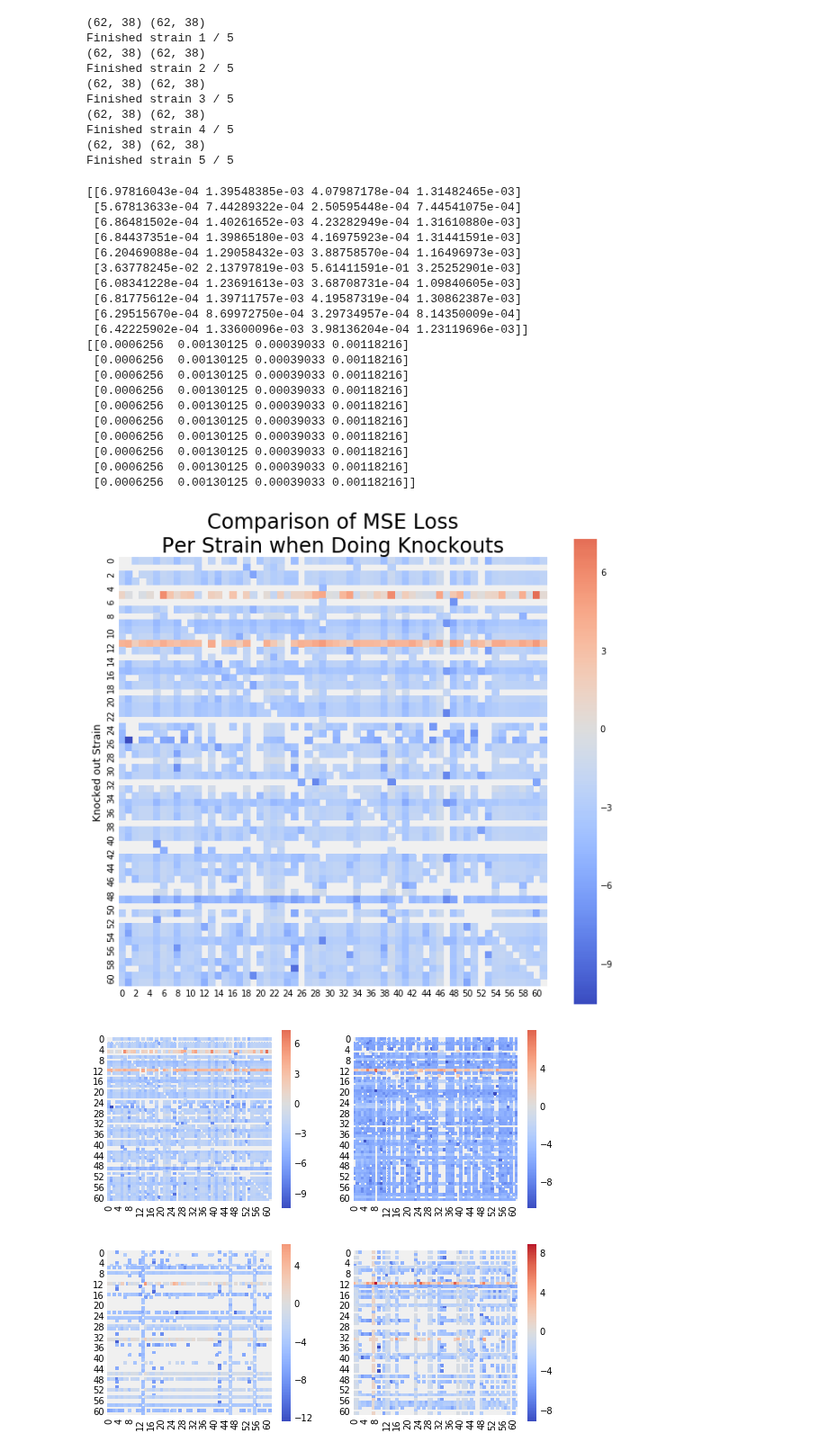
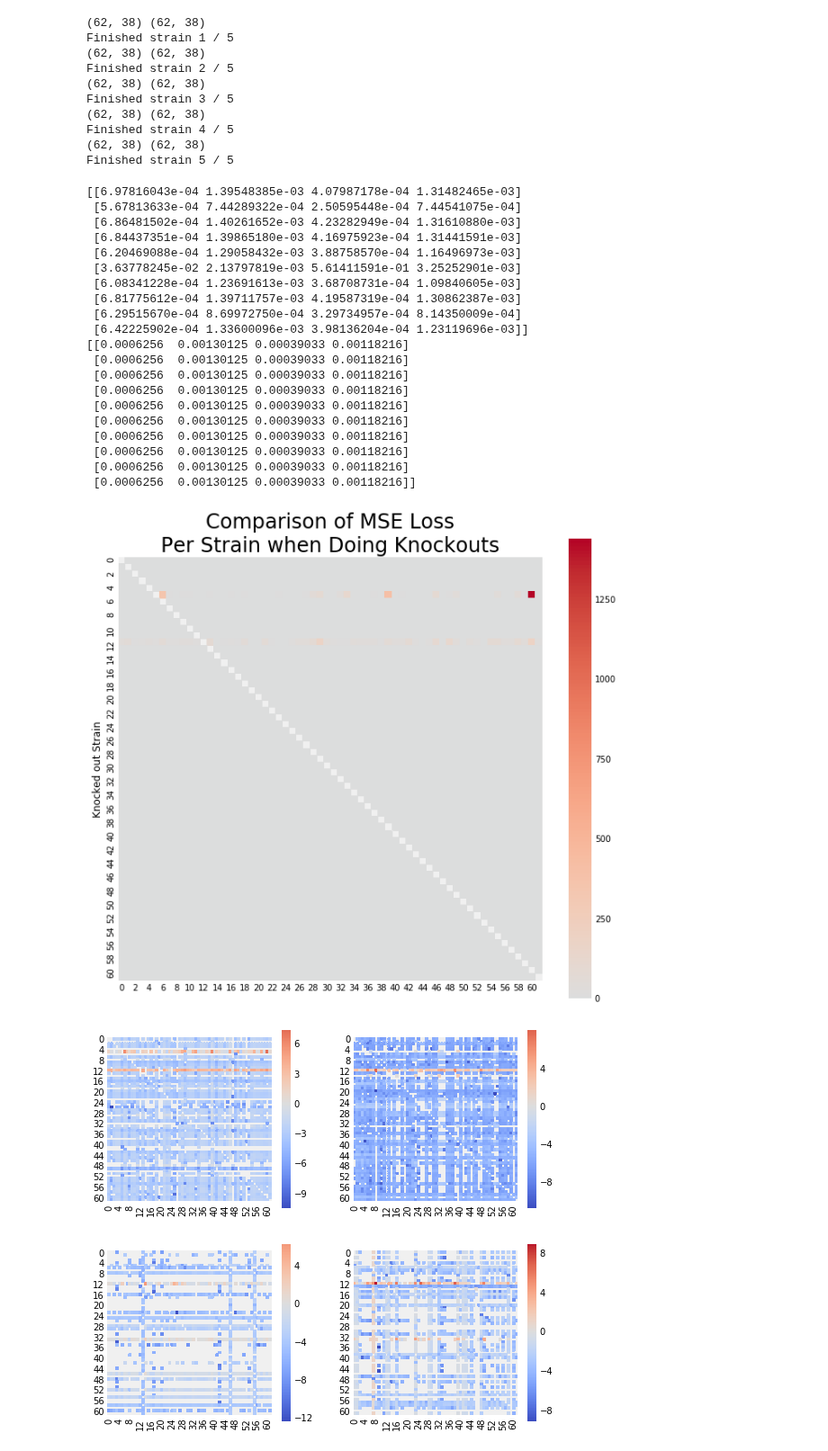
Before and after one commit to michaelwiest/microbiome-rnn, a Jupyter notebook: notebooks/Model Evaluator.ipynb, the cells around one changed output. Shown at 90% size. Saved outputs shown, nothing was run; the diff lists cells and outputs as text; code cells hidden in the pictures.

```diff
--- a/notebooks/Model Evaluator.ipynb
+++ b/notebooks/Model Evaluator.ipynb
@@ -121,7 +121,7 @@ file_labs = ['Donor$_0$', 'Donor$_1$', 'Donor$_3$', 'Donor$_{2, 0}$', 'Donor$_{2
 # Put the model type in here
 model_type = 'enc_dec'
 # What is the name of the model and logs outputted?
-run_suffix = '_EncDec_h2048_sl5_rns62_sif2_numlstm2_no_early_stopping'
+run_suffix = '_EncDec_h2048_sl5_rns62_sif2_numlstm1_swapped_test'
 # %%
 
 
@@ -393,34 +393,34 @@ Finished strain 4 / 5
 Finished strain 5 / 5
 # %%
 plt.figure(figsize=(10, 10))
-sns.heatmap(np.log((all_kos[0] - all_comparisons[0]) / all_comparisons[0]), square=True, cmap='coolwarm', center=0)
+sns.heatmap(((all_kos[0] - all_comparisons[0]) / all_comparisons[0]), square=True, cmap='coolwarm', center=0)
 plt.title('Comparison of MSE Loss\nPer Strain when Doing Knockouts', fontsize=24)
 plt.ylabel('Knocked out Strain')
 
 print(all_kos[0][:10, 58:])
 print(all_comparisons[0][:10, 58:])
 # %% [output]
 [[6.97816043e-04 1.39548385e-03 4.07987178e-04 1.31482465e-03]
  [5.67813633e-04 7.44289322e-04 2.50595448e-04 7.44541075e-04]
  [6.86481502e-04 1.40261652e-03 4.23282949e-04 1.31610880e-03]
  [6.84437351e-04 1.39865180e-03 4.16975923e-04 1.31441591e-03]
  [6.20469088e-04 1.29058432e-03 3.88758570e-04 1.16496973e-03]
  [3.63778245e-02 2.13797819e-03 5.61411591e-01 3.25252901e-03]
  [6.08341228e-04 1.23691613e-03 3.68708731e-04 1.09840605e-03]
  [6.81775612e-04 1.39711757e-03 4.19587319e-04 1.30862387e-03]
  [6.29515670e-04 8.69972750e-04 3.29734957e-04 8.14350009e-04]
  [6.42225902e-04 1.33600096e-03 3.98136204e-04 1.23119696e-03]]
 [[0.0006256  0.00130125 0.00039033 0.00118216]
  [0.0006256  0.00130125 0.00039033 0.00118216]
  [0.0006256  0.00130125 0.00039033 0.00118216]
  [0.0006256  0.00130125 0.00039033 0.00118216]
  [0.0006256  0.00130125 0.00039033 0.00118216]
  [0.0006256  0.00130125 0.00039033 0.00118216]
  [0.0006256  0.00130125 0.00039033 0.00118216]
  [0.0006256  0.00130125 0.00039033 0.00118216]
  [0.0006256  0.00130125 0.00039033 0.00118216]
  [0.0006256  0.00130125 0.00039033 0.00118216]]
-[figure, old version]
+[figure, new version]
 # %%
 fig, ax = plt.subplots(2,2, figsize=(8, 8))
 axl = ax.flatten()
```
Also changed, not shown: parts of 3 cells of this notebook, 1 other file.
